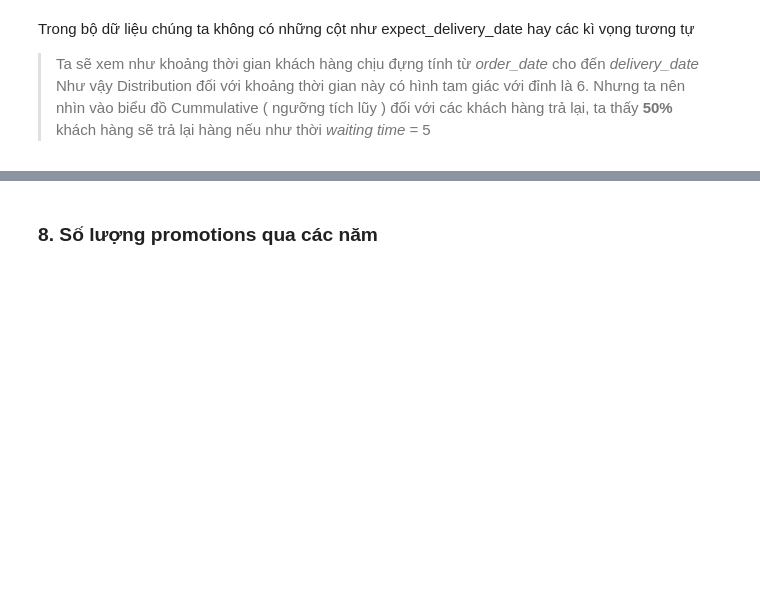
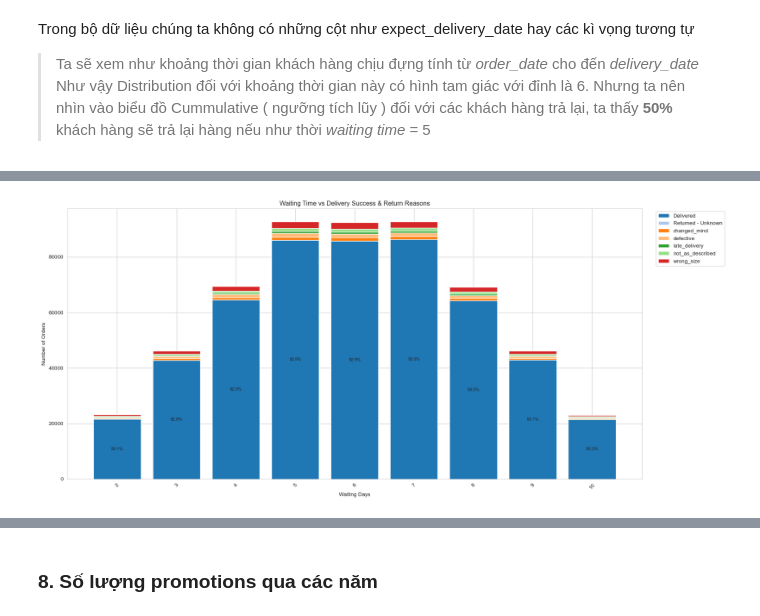
Before and after one commit to bee1zebub05/datathon-2026, a Jupyter notebook: insight.ipynb, the cells around one changed output, grey strips where cells are left out. Cells and saved outputs as stored; diff of their text form; code cells hidden in the pictures; blank space fills up the shorter version.

```diff
--- a/insight.ipynb
+++ b/insight.ipynb
@@ -133,0 +136,87 @@ Nhưng ta nên nhìn vào biểu đồ Cummulative ( ngưỡng tích lũy ) đ
+# %%
+# ===== Waiting Time vs Delivery Outcome (Fixed version) =====
+import pandas as pd
+import numpy as np
+import matplotlib.pyplot as plt
+import seaborn as sns
+
+# Load data
+orders = pd.read_csv("data/orders.csv")
+shipments = pd.read_csv("data/shipments.csv")
+returns = pd.read_csv("data/returns.csv")
+
+# Parse dates
+orders["order_date"] = pd.to_datetime(orders["order_date"])
+shipments["delivery_date"] = pd.to_datetime(shipments["delivery_date"])
+
+orders_f = orders[orders["order_status"].isin(["delivered", "returned"])].copy()
+df = orders_f.merge(shipments[["order_id", "delivery_date"]], on="order_id", how="inner")
+df = df.merge(returns[["order_id", "return_reason"]], on="order_id", how="left")
+df["wait_days"] = (df["delivery_date"] - df["order_date"]).dt.days
+df = df[df["wait_days"].notna() & (df["wait_days"] >= 0)]
+df["wait_days"] = df["wait_days"].astype(int)
+df["outcome"] = np.where(
+    df["order_status"] == "delivered",
+    "Delivered",
+    df["return_reason"].fillna("Returned - Unknown")
+)
+plot_df = df.groupby(["wait_days", "outcome"])["order_id"].nunique().reset_index(name="order_count")
+
+pivot_counts = plot_df.pivot(index="wait_days", columns="outcome", values="order_count").fillna(0)
+cols = pivot_counts.columns.tolist()
+return_cols = sorted([c for c in cols if c != "Delivered"])
+pivot_counts = pivot_counts[["Delivered"] + return_cols]
+
+# % per column
+pivot_pct = pivot_counts.div(pivot_counts.sum(axis=1), axis=0) * 100
+
+sns.set_style("whitegrid")
+fig, ax = plt.subplots(figsize=(18,8))
+
+x = np.arange(len(pivot_counts.index))
+bottom = np.zeros(len(pivot_counts))
+
+palette = sns.color_palette("tab20", len(pivot_counts.columns))
+
+for i, col in enumerate(pivot_counts.columns):
+    values = pivot_counts[col].values
+
+    bars = ax.bar(
+        x, values, bottom=bottom,
+        label=col,
+        color=palette[i],
+        edgecolor='white'
+    )
+
+    # annotate %
+    pct_vals = pivot_pct[col].values
+    for j, (bar, pct) in enumerate(zip(bars, pct_vals)):
+        if pct >= 5:
+            ax.text(
+                bar.get_x() + bar.get_width()/2,
+                bottom[j] + values[j]/2,
+                f"{pct:.1f}%",
+                ha='center', va='center', fontsize=8
+            )
+
+    bottom += values
+
+# Axis
+labels = pivot_counts.index.astype(str)
+if len(labels) > 30:
+    step = len(labels)//20
+    ax.set_xticks(x[::step])
+    ax.set_xticklabels(labels[::step], rotation=45)
+else:
+    ax.set_xticks(x)
+    ax.set_xticklabels(labels, rotation=45)
+
+ax.set_title("Waiting Time vs Delivery Success & Return Reasons")
+ax.set_xlabel("Waiting Days")
+ax.set_ylabel("Number of Orders")
+ax.legend(bbox_to_anchor=(1.02,1), loc='upper left')
+
+plt.tight_layout()
+plt.show()
+# %% [output]
+[figure, added]
```
Also changed, not shown: parts of 9 cells of this notebook.
